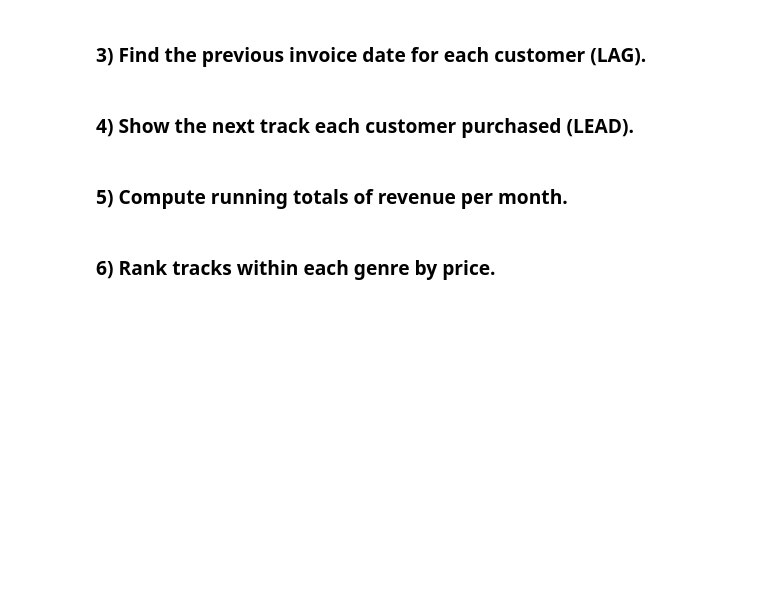
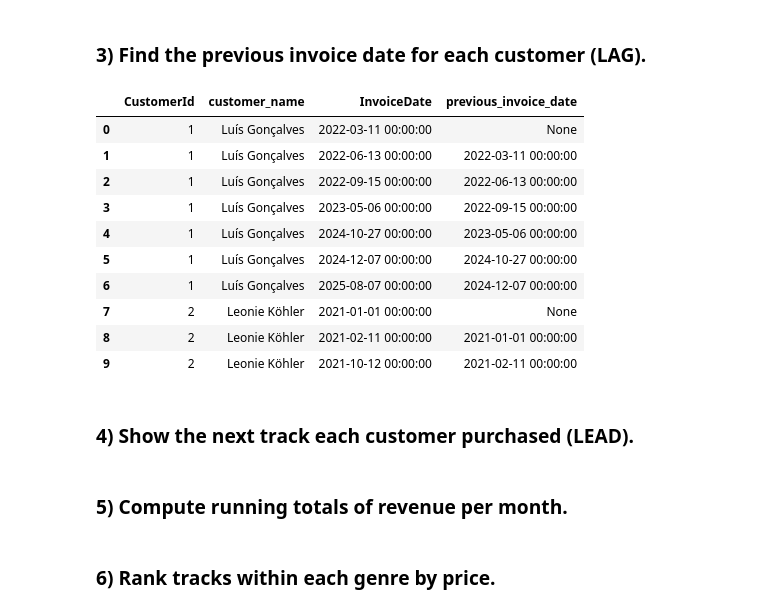
Before and after one commit to bpgodsil/sql_query_examples, a Jupyter notebook: notebooks/04_window_functions.ipynb, the cells around one changed output. Drawn from its saved outputs; the diff is of its cells as text; code cells hidden in the pictures; blank space fills up the shorter version.

```diff
--- a/notebooks/04_window_functions.ipynb
+++ b/notebooks/04_window_functions.ipynb
@@ -155,5 +153,36 @@ df
 # %% [markdown]
 ### 3) Find the previous invoice date for each customer (LAG).
+# %%
+query = """
+
+SELECT
+     c.CustomerId,
+     TRIM(c.FirstName || ' ' || c.LastName) AS customer_name,
+     i.InvoiceDate,
+     LAG(i.InvoiceDate) OVER(
+       PARTITION BY c.CustomerId
+       ORDER BY i.InvoiceDate, i.InvoiceId
+     ) AS previous_invoice_date
+FROM customer AS c
+    JOIN invoice AS i
+      ON c.CustomerId = i.CustomerId
+ORDER BY c.CustomerId, c.FirstName, c.LastName, i.InvoiceDate ;
+
+"""
+df = pd.read_sql_query(query, engine)
+df.head(10) # showing top ten
+# %% [output]
+|  | CustomerId | customer_name | InvoiceDate | previous_invoice_date |
+| 0 | 1 | Luís Gonçalves | 2022-03-11 00:00:00 | None |
+| 1 | 1 | Luís Gonçalves | 2022-06-13 00:00:00 | 2022-03-11 00:00:00 |
+| 2 | 1 | Luís Gonçalves | 2022-09-15 00:00:00 | 2022-06-13 00:00:00 |
+| 3 | 1 | Luís Gonçalves | 2023-05-06 00:00:00 | 2022-09-15 00:00:00 |
+| 4 | 1 | Luís Gonçalves | 2024-10-27 00:00:00 | 2023-05-06 00:00:00 |
+| 5 | 1 | Luís Gonçalves | 2024-12-07 00:00:00 | 2024-10-27 00:00:00 |
+| 6 | 1 | Luís Gonçalves | 2025-08-07 00:00:00 | 2024-12-07 00:00:00 |
+| 7 | 2 | Leonie Köhler | 2021-01-01 00:00:00 | None |
+| 8 | 2 | Leonie Köhler | 2021-02-11 00:00:00 | 2021-01-01 00:00:00 |
+| 9 | 2 | Leonie Köhler | 2021-10-12 00:00:00 | 2021-02-11 00:00:00 |
 # %% [markdown]
 ### 4) Show the next track each customer purchased (LEAD).
 # %% [markdown]
```
Also changed, not shown: parts of 1 cell of this notebook, 1 other file.
